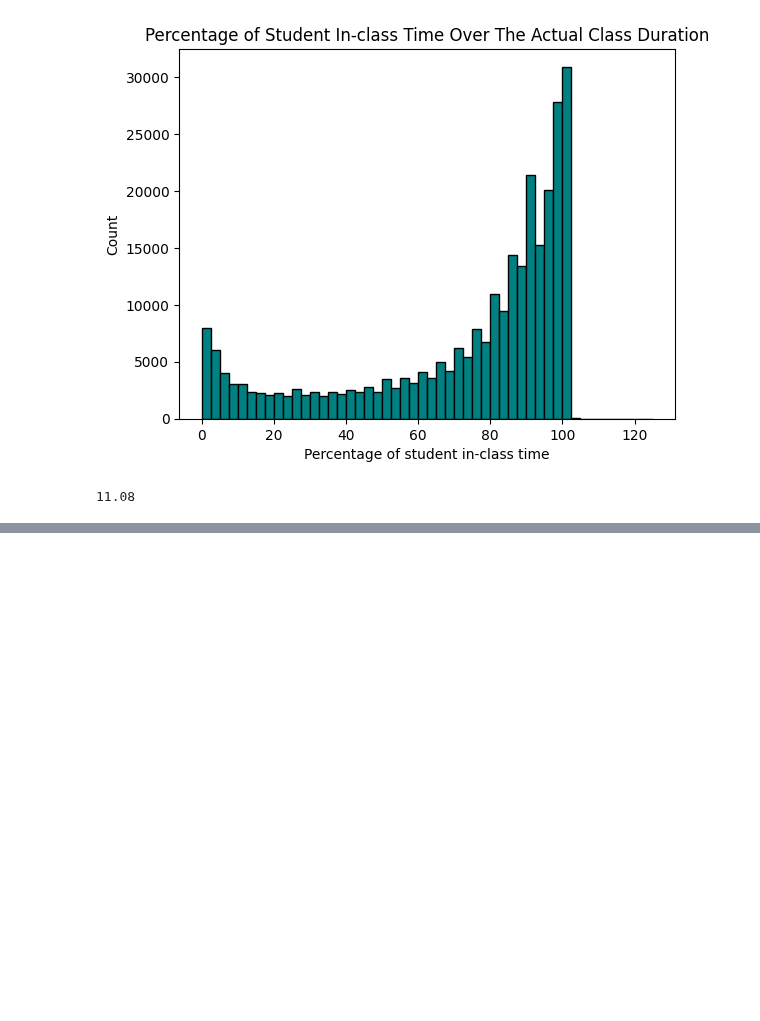
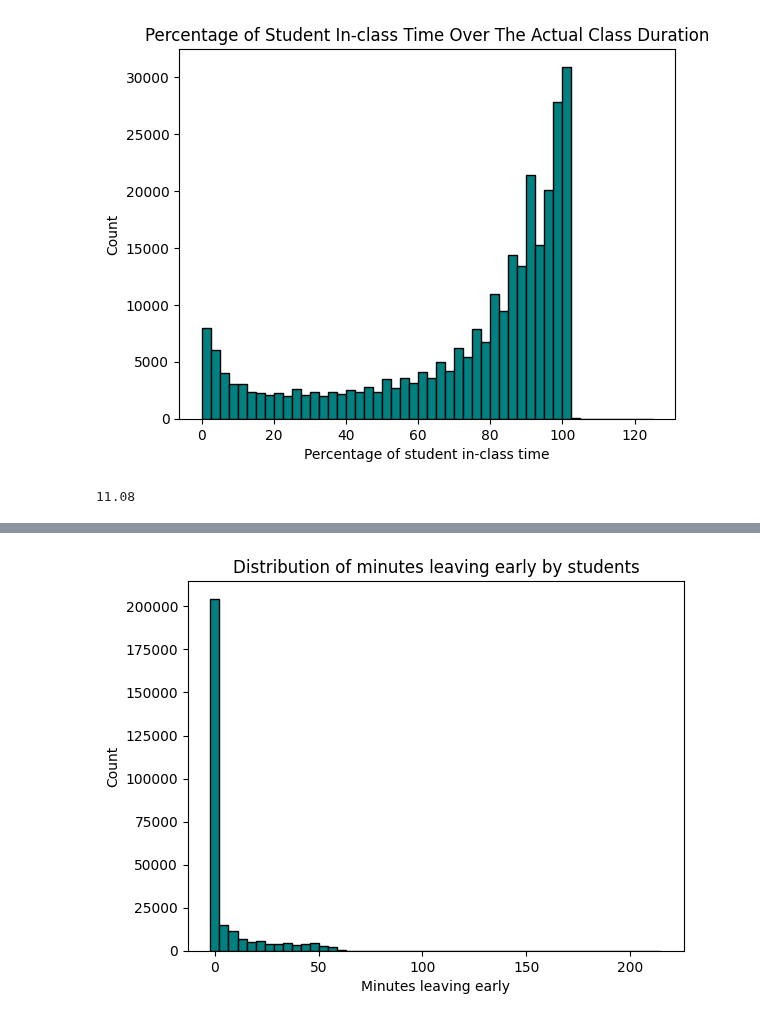
Before and after one commit to tthvan/Customer-Retention-Analysis, a Jupyter notebook: cleanin.ipynb, the cells around one changed output, grey strips where cells are left out. Saved outputs shown, nothing was run; the diff lists cells and outputs as text; code cells hidden in the pictures; blank space fills up the shorter version.

```diff
--- a/cleanin.ipynb
+++ b/cleanin.ipynb
@@ -430,0 +446,3 @@ E.g. If the class is 60 minutes in length, they attend less than 12 minutes (20%
+# %%
+df['minutes_leave_early'] = round((df['End time']-df['Leave time']).dt.total_seconds()/60)
+df.tail(20)
@@ -430,0 +467,8 @@ E.g. If the class is 60 minutes in length, they attend less than 12 minutes (20%
+# %%
+plt.hist(df['minutes_leave_early'], bins=50, edgecolor='black', color='teal')
+plt.xlabel("Minutes leaving early")
+plt.ylabel('Count')
+plt.title('Distribution of minutes leaving early by students')
+plt.show()
+# %% [output]
+[figure, added]
```
Also changed, not shown: parts of 9 cells of this notebook.
